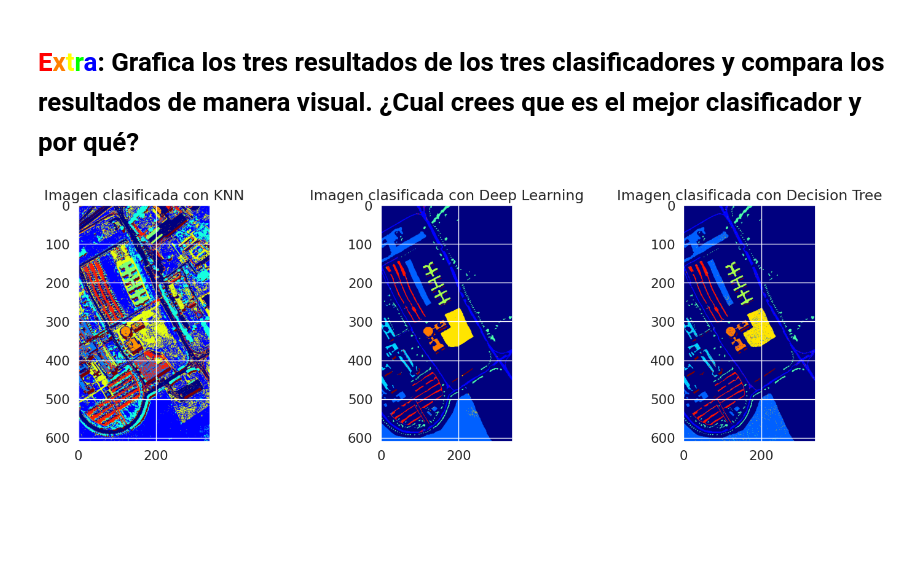
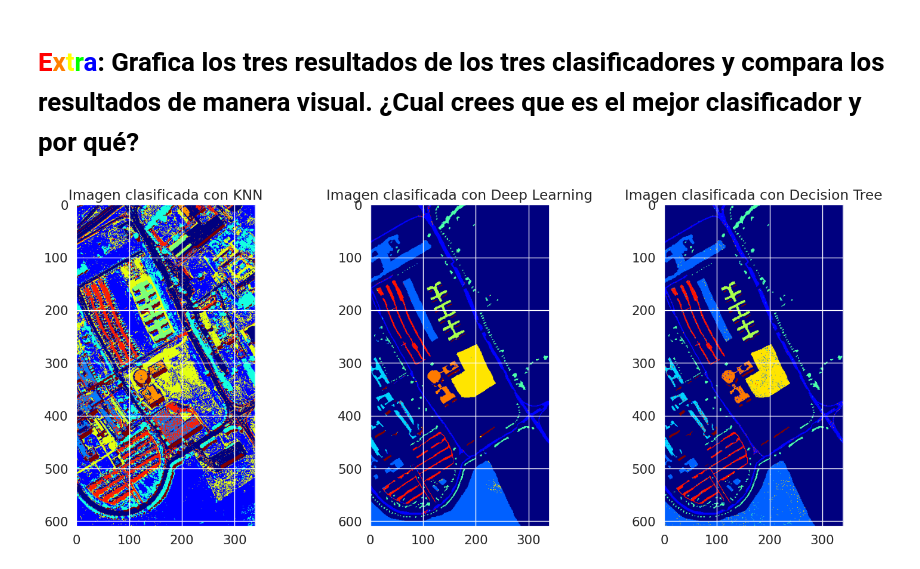
Before and after one commit to oto1450/Hands-on-Computer-Vision, a Jupyter notebook: sesiones/sesion4/Sesion4_3_Classification.ipynb, the cells around one changed output. Saved outputs shown, nothing was run; the diff lists cells and outputs as text; code cells hidden in the pictures; blank space fills up the shorter version.

```diff
--- a/sesiones/sesion4/Sesion4_3_Classification.ipynb
+++ b/sesiones/sesion4/Sesion4_3_Classification.ipynb
@@ -540,7 +540,17 @@ plt.show()
 [figure]
 # %% [markdown]
 # **<font color="#FF0000">E</font><font color="#FF7F00">x</font><font color="#FFFF00">t</font><font color="#00FF00">r</font><font color="#0000FF">a</font>**: Grafica los tres resultados de los tres clasificadores y compara los resultados de manera visual. ¿Cual crees que es el mejor clasificador y por qué?
-# %%
-None
-# %% [output]
-[figure, removed]
+# %%
+plt.figure(figsize=(18,7))
+plt.subplot(1, 3, 1)
+plt.imshow(pred_knn, cmap='jet')
+plt.title('Imagen clasificada con KNN')
+plt.subplot(1, 3, 2)
+plt.imshow(pred, cmap='jet')
+plt.title('Imagen clasificada con Deep Learning')
+plt.subplot(1, 3, 3)
+plt.imshow(pred_dt, cmap='jet')
+plt.title('Imagen clasificada con Decision Tree')
+plt.show()
+# %% [output]
+[figure, added]
```
Also changed, not shown: parts of 3 cells of this notebook.
